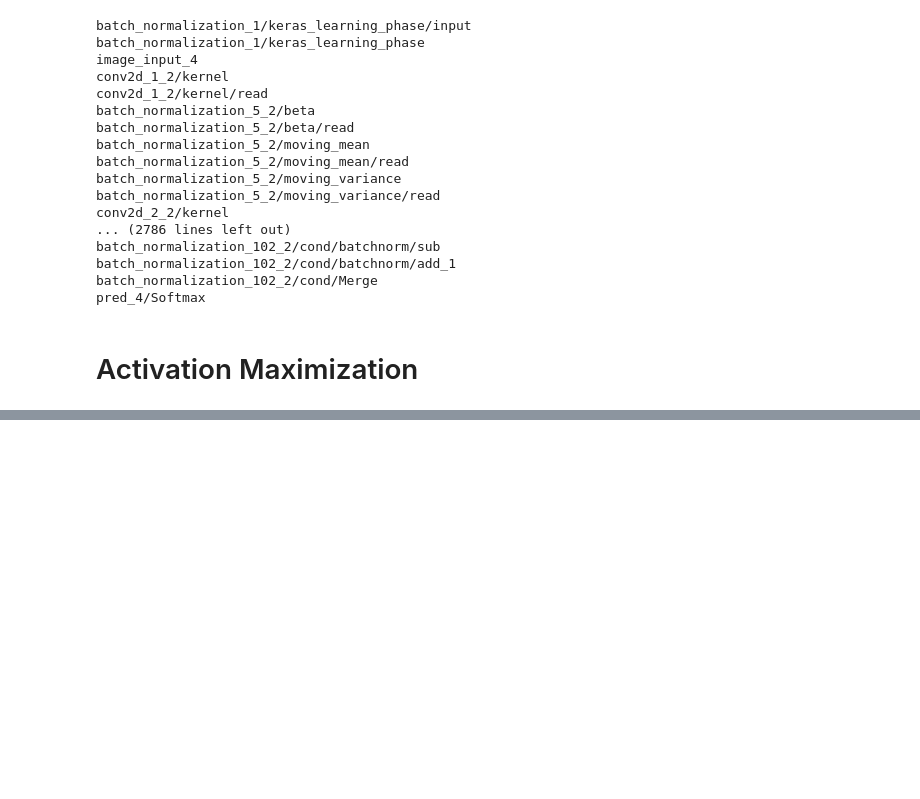
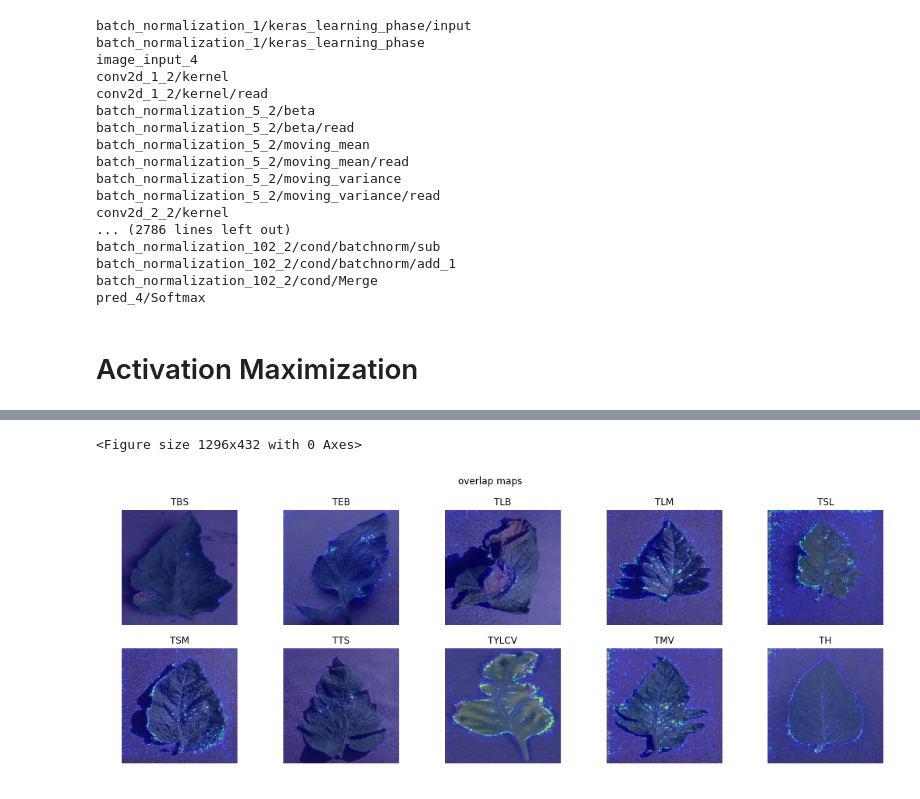
Before and after one commit to KaiTian4756/TomatoGuard, a Jupyter notebook: A Novel Tomato Leaf Disease Detection System Based on Deep Convolutional Neural Networks.ipynb, the cells around one changed output, grey strips where cells are left out. Drawn from its saved outputs; the diff is of its cells as text; code cells hidden in the pictures; blank space fills up the shorter version.

```diff
--- a/A Novel Tomato Leaf Disease Detection System Based on Deep Convolutional Neural Networks.ipynb
+++ b/A Novel Tomato Leaf Disease Detection System Based on Deep Convolutional Neural Networks.ipynb
@@ -924,0 +809,26 @@ model.output[:, 1]
+# %%
+import numpy as np
+import matplotlib.cm as cm
+from vis.visualization import overlay
+
+%matplotlib inline
+plt.rcParams['figure.figsize'] = (18, 6)
+
+plt.figure()
+f, ax = plt.subplots(2, 5)
+plt.suptitle('overlap maps')
+overlay1 = []
+title = ['TBS','TEB','TLB','TLM','TSL','TSM','TTS','TYLCV','TMV','TH']
+for i in range(2):
+    for j in range(5):
+        grads = grads_all[i*5+j]
+        jet_heatmap = np.uint8(cm.jet(grads)[..., :3] * 255)
+        ol = overlay(jet_heatmap, originalimg[i*5+j])
+        overlay1.append(ol)
+        ax[i,j].imshow(ol)
+        ax[i,j].axis('off')
+        ax[i,j].set_title(title[i*5+j])
+f.savefig('saliency_overlay.pdf',dpi=300)
+# %% [output]
+<Figure size 1296x432 with 0 Axes>
+[figure, added]
```
Also changed, not shown: parts of 12 cells of this notebook.
